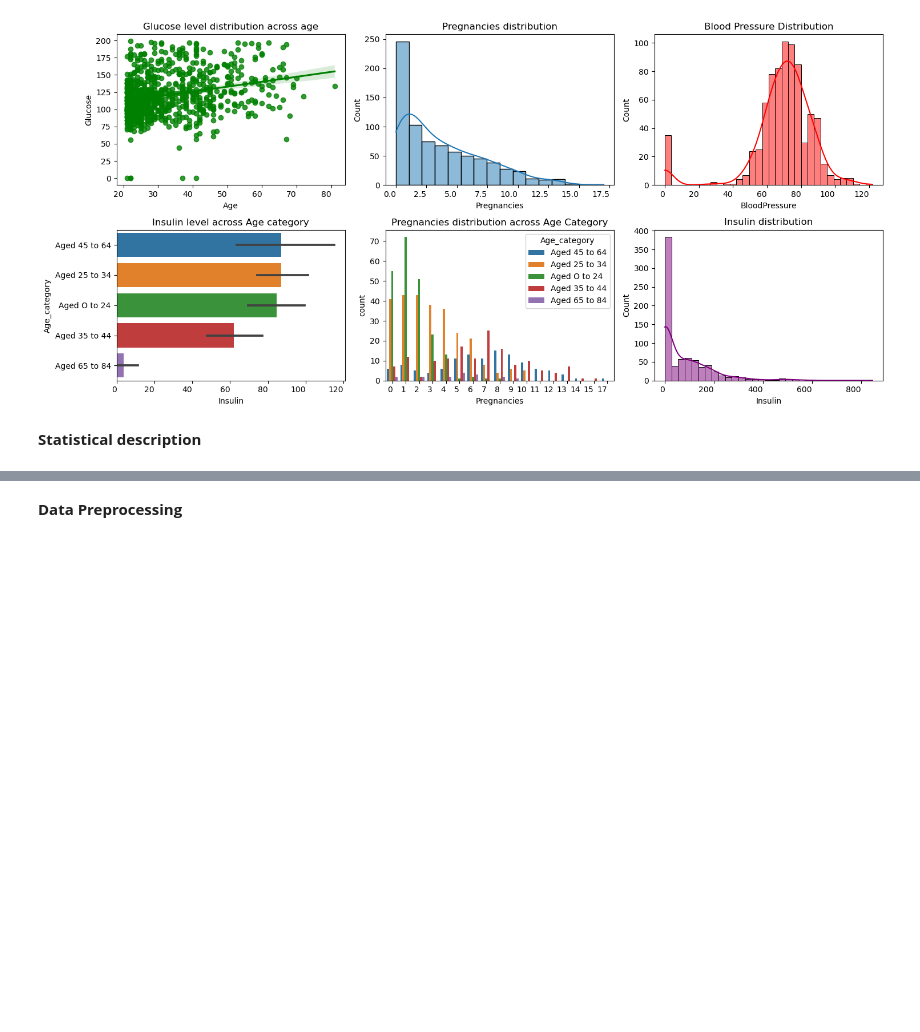
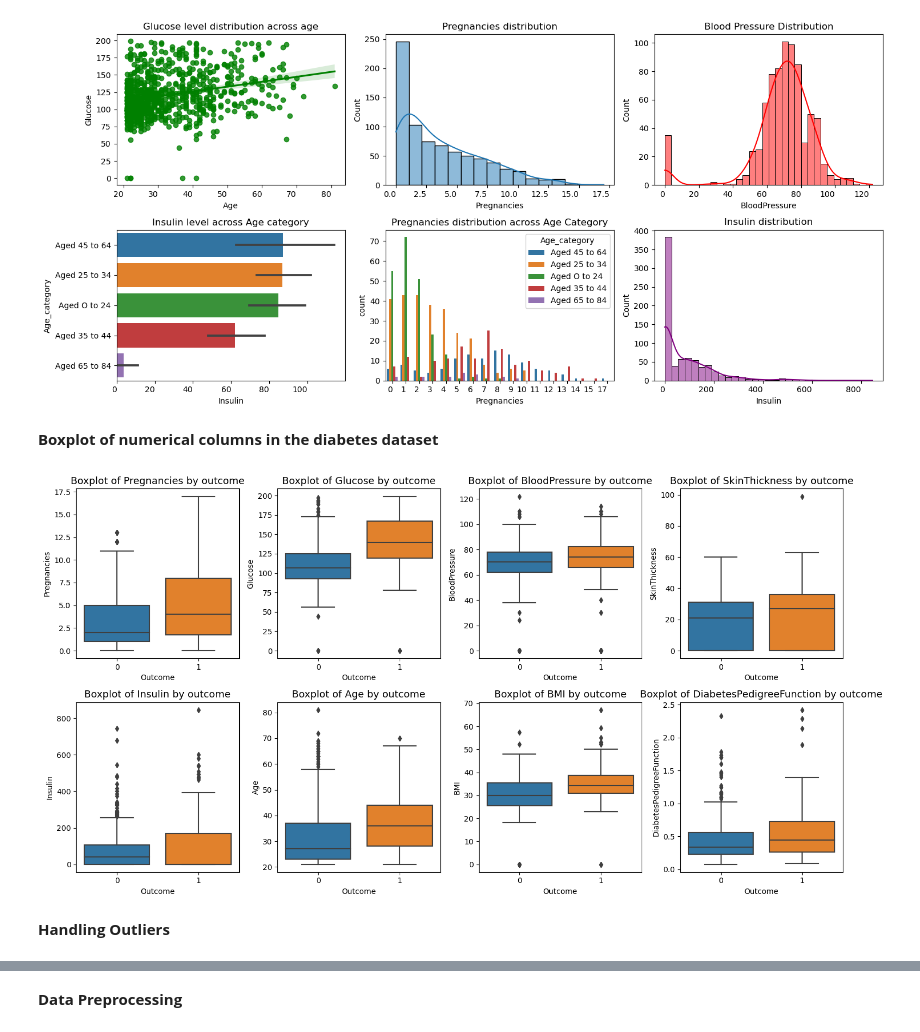
Before and after one commit to Omedobi/Data-Science-Projects, a Jupyter notebook: Diabetes-Prediction/Diabetes_Prediction.ipynb, the cells around one changed output, grey strips where cells are left out. Cells and saved outputs as stored; diff of their text form; code cells hidden in the pictures; blank space fills up the shorter version.

```diff
--- a/Diabetes-Prediction/Diabetes_Prediction.ipynb
+++ b/Diabetes-Prediction/Diabetes_Prediction.ipynb
@@ -12,7 +13,7 @@ import warnings
 warnings.filterwarnings('ignore', category=UserWarning)
 # %%
 #Import Dataset
-diabetes_dataset = pd.read_csv('diabetes.csv')
+diabetes_dataset = pd.read_csv('data/diabetes.csv')
 diabetes_dataset.head(3)
 # %% [output]
 |  | Pregnancies | Glucose | BloodPressure | SkinThickness | Insulin | BMI | DiabetesPedigreeFunction | Age | ... |
@@ -74,7 +75,3 @@ DiabetesPedigreeFunction    0
 Age                         0
 Outcome                     0
 dtype: int64
-# %%
-data["Outcome"] = data["Outcome"].map({0:'No', 1:'Yes'}) #encoding the outcome to show yes and no for 1 and 0 respectively
-
-data.head()
@@ -148,5 +128,3 @@ plt.tight_layout()
 plt.show()
 # %% [output]
 [figure]
-# %% [markdown]
-**Statistical description**
@@ -154,0 +131,21 @@ num_var = []
+# %% [markdown]
+**Boxplot of numerical columns in the diabetes dataset**
+# %%
+num_var = []
+
+num_var =['Pregnancies','Glucose','BloodPressure','SkinThickness','Insulin','Age','BMI',"DiabetesPedigreeFunction"]
+
+fig, axs=plt.subplots(2,4,figsize=(15,8))
+axs=axs.flatten()
+
+for i, var in enumerate(num_var):
+    sns.boxplot(y=var, x='Outcome', data=data, ax=axs[i])
+    axs[i].set_title(f"Boxplot of {var} by outcome", fontsize=13)
+fig.tight_layout()
+
+
+plt.show()
+# %% [output]
+[figure, added]
+# %% [markdown]
+**Handling Outliers**
```
Also changed, not shown: parts of 72 cells of this notebook, 5 other files.
